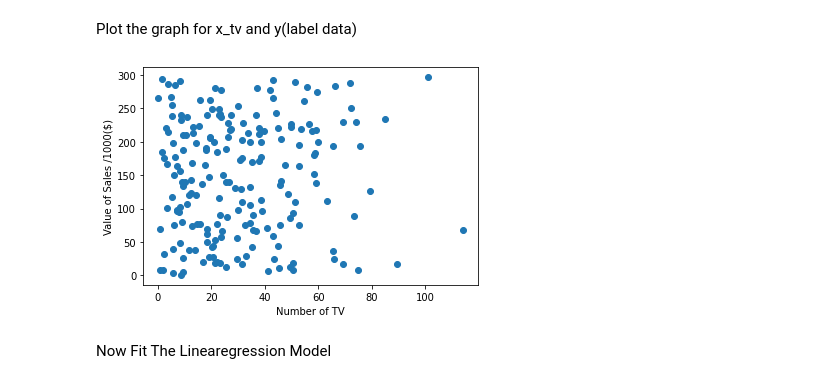
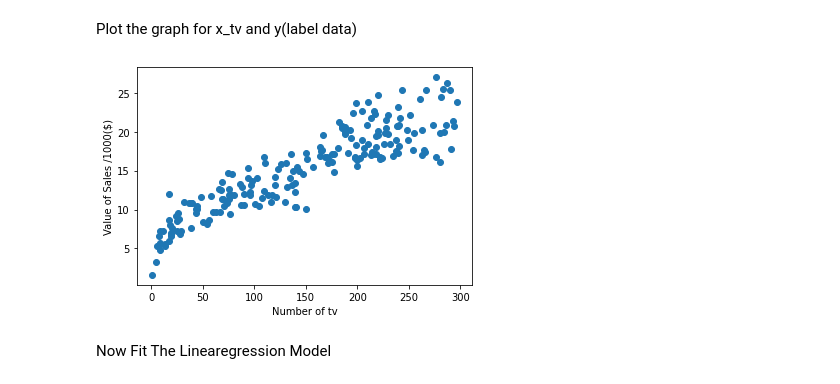
Before and after one commit to GitMeghana/FML, a Jupyter notebook: Experiment_1.ipynb, the cells around one changed output. Cells and saved outputs as stored; diff of their text form; code cells hidden in the pictures.

```diff
--- a/Experiment_1.ipynb
+++ b/Experiment_1.ipynb
@@ -25,8 +24,8 @@ The head method is used to display the first five rows
 
 Now remove the label data from the input data
 # %%
-X = data.drop('TV', axis=1).values
-y = data['TV'].values
+X = data.drop('Sales', axis=1).values
+y = data['Sales'].values
 # %% [markdown]
 Now , X contains the data except the label data and Y contains the labeled data
 
@@ -54,0 +33,3 @@ print(X_TV)
+# %%
+X_tv = X[:, 0]
+print(X_tv)
@@ -69,4 +68,4 @@ The Shapes Of X_TV and y in One Dimensional
 # %%
-X_TV = X_TV.reshape(-1,1)
+X_tv = X_tv.reshape(-1,1)
 y = y.reshape(-1, 1)
 # %% [markdown]
@@ -78,12 +77,12 @@ X_TV.shape, y.shape
 # %% [markdown]
 Plot the graph for x_tv and y(label data)
 # %%
-plt.scatter(X_TV, y)
-plt.xlabel('Number of TV')
+plt.scatter(X_tv, y)
+plt.xlabel('Number of tv')
 plt.ylabel('Value of Sales /1000($)')
 plt.show()
 # %% [output]
-[figure, old version]
+[figure, new version]
 # %% [markdown]
 Now Fit The Linearegression Model
 # %%
```
Also changed, not shown: parts of 15 cells of this notebook.
